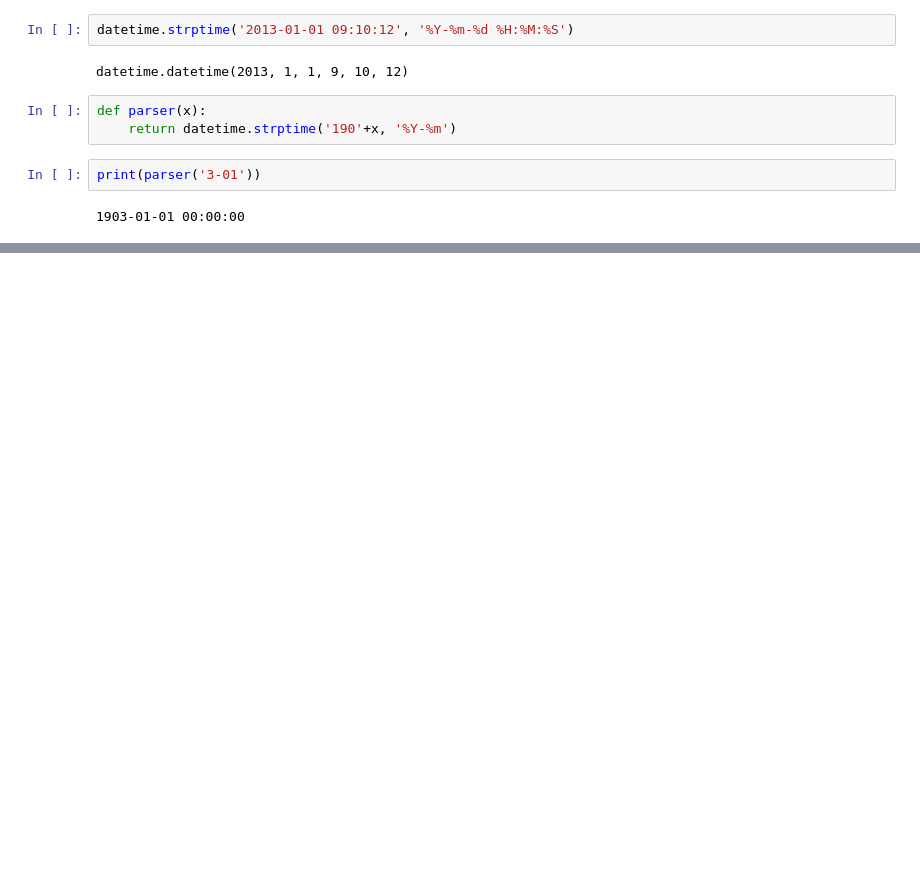
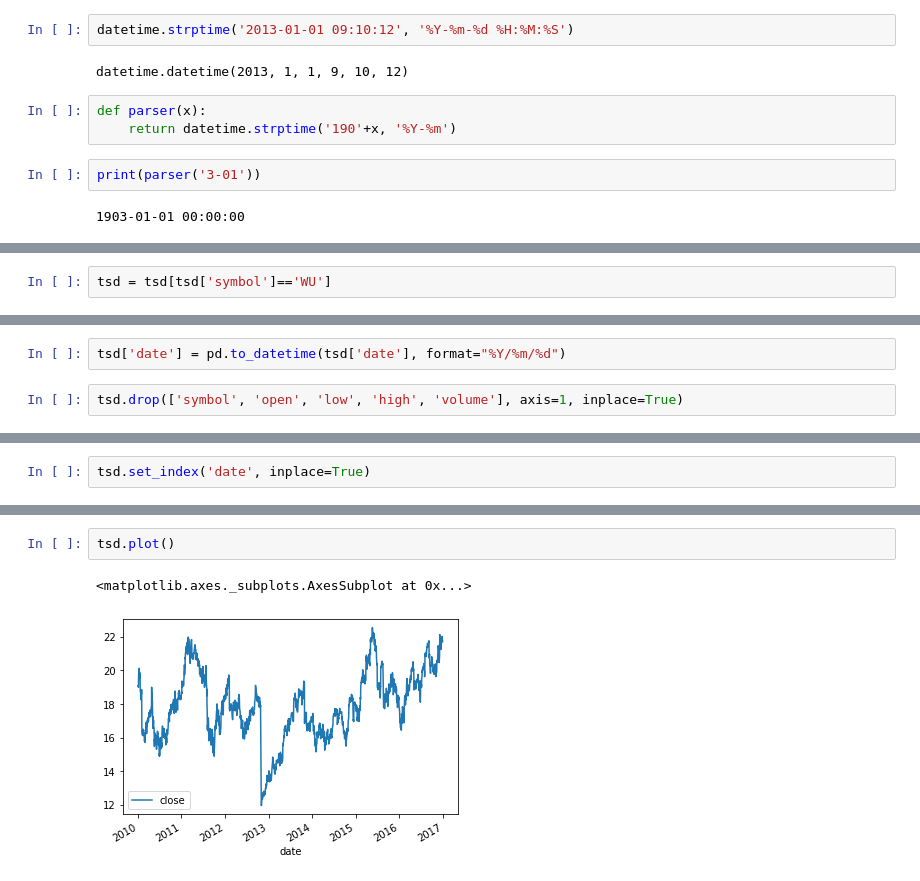
Before and after one commit to PavanReddy28/CRuX, a Jupyter notebook: TimeSeriesForecasting.ipynb, the cells around one changed output, grey strips where cells are left out. Cells and saved outputs as stored; diff of their text form; blank space fills up the shorter version.

```diff
--- a/TimeSeriesForecasting.ipynb
+++ b/TimeSeriesForecasting.ipynb
@@ -37 +78,3 @@ series = pd.read_csv('https://raw.githubusercontent.com/jbrownlee/Datasets/maste
+# %%
+tsd = tsd[tsd['symbol']=='WU']
 # %%
@@ -51,0 +98,4 @@ plt.show()
+# %%
+tsd['date'] = pd.to_datetime(tsd['date'], format="%Y/%m/%d")
+# %%
+tsd.drop(['symbol', 'open', 'low', 'high', 'volume'], axis=1, inplace=True)
@@ -51,0 +132,2 @@ plt.show()
+# %%
+tsd.set_index('date', inplace=True)
@@ -51,0 +144,5 @@ plt.show()
+# %%
+tsd.plot()
+# %% [output]
+<matplotlib.axes._subplots.AxesSubplot at 0x...>
+[figure, added]
```
Also changed, not shown: parts of 56 cells of this notebook.
